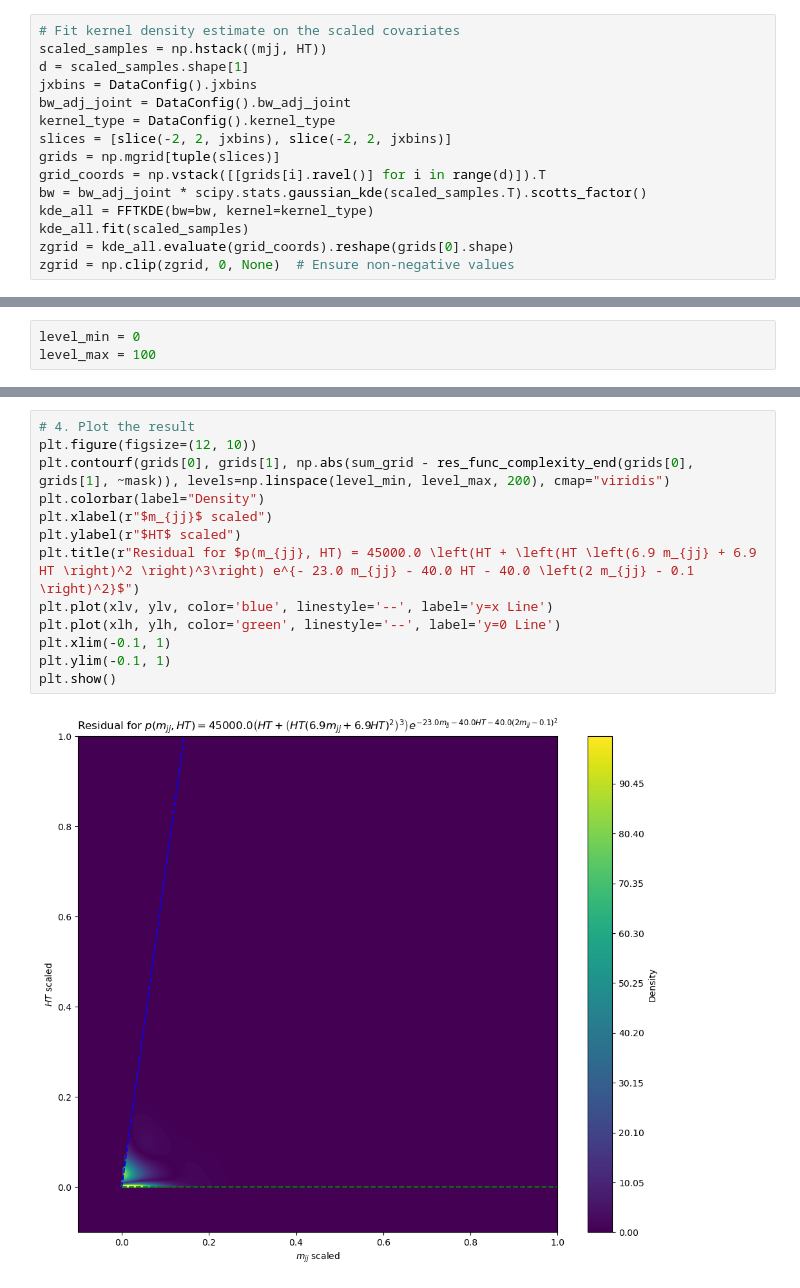
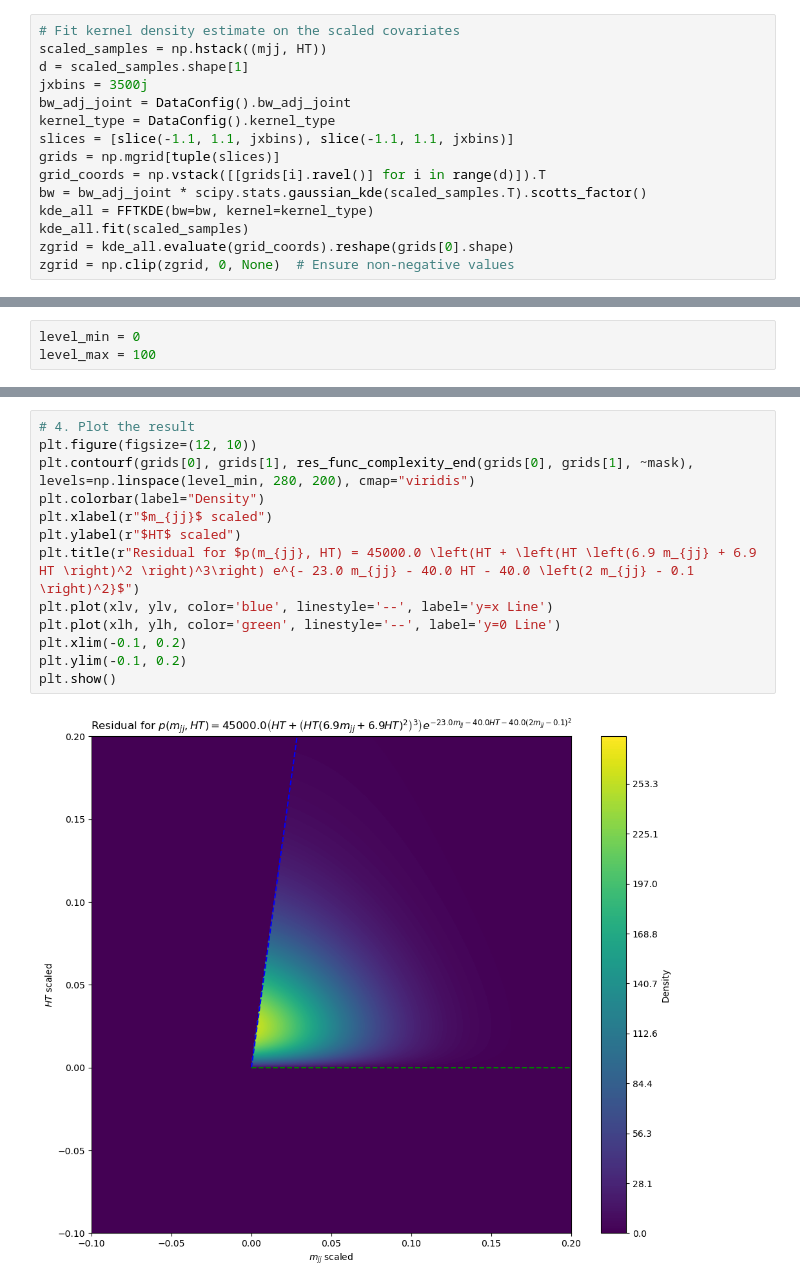
Before and after one commit to Angelo92Git/SymbolicDensityEstimation, a Jupyter notebook: viz_dijet.ipynb, the cells around one changed output, grey strips where cells are left out. Drawn from its saved outputs; the diff is of its cells as text.

```diff
--- a/viz_dijet.ipynb
+++ b/viz_dijet.ipynb
@@ -59,10 +58,10 @@ HT = HT.reshape(-1, 1)
 # Fit kernel density estimate on the scaled covariates
 scaled_samples = np.hstack((mjj, HT))
 d = scaled_samples.shape[1]
-jxbins = DataConfig().jxbins
+jxbins = 3500j
 bw_adj_joint = DataConfig().bw_adj_joint
 kernel_type = DataConfig().kernel_type
-slices = [slice(-2, 2, jxbins), slice(-2, 2, jxbins)]
+slices = [slice(-1.1, 1.1, jxbins), slice(-1.1, 1.1, jxbins)]
 grids = np.mgrid[tuple(slices)]
 grid_coords = np.vstack([[grids[i].ravel()] for i in range(d)]).T
 bw = bw_adj_joint * scipy.stats.gaussian_kde(scaled_samples.T).scotts_factor()
@@ -301,15 +300,15 @@ plt.show()
 # %%
 # 4. Plot the result
 plt.figure(figsize=(12, 10))
-plt.contourf(grids[0], grids[1], np.abs(sum_grid - res_func_complexity_end(grids[0], grids[1], ~mask)), levels=np.linspace(level_min, level_max, 200), cmap="viridis")
+plt.contourf(grids[0], grids[1], res_func_complexity_end(grids[0], grids[1], ~mask), levels=np.linspace(level_min, 280, 200), cmap="viridis")
 plt.colorbar(label="Density")
 plt.xlabel(r"$m_{jj}$ scaled")
 plt.ylabel(r"$HT$ scaled")
 plt.title(r"Residual for $p(m_{jj}, HT) = 45000.0 \left(HT + \left(HT \left(6.9 m_{jj} + 6.9 HT \right)^2 \right)^3\right) e^{- 23.0 m_{jj} - 40.0 HT - 40.0 \left(2 m_{jj} - 0.1 \right)^2}$")
 plt.plot(xlv, ylv, color='blue', linestyle='--', label='y=x Line')
 plt.plot(xlh, ylh, color='green', linestyle='--', label='y=0 Line')
-plt.xlim(-0.1, 1)
-plt.ylim(-0.1, 1)
+plt.xlim(-0.1, 0.2)
+plt.ylim(-0.1, 0.2)
 plt.show()
 # %% [output]
-[figure, old version]
+[figure, new version]
```
Also changed, not shown: parts of 12 cells of this notebook, 4 other files.
